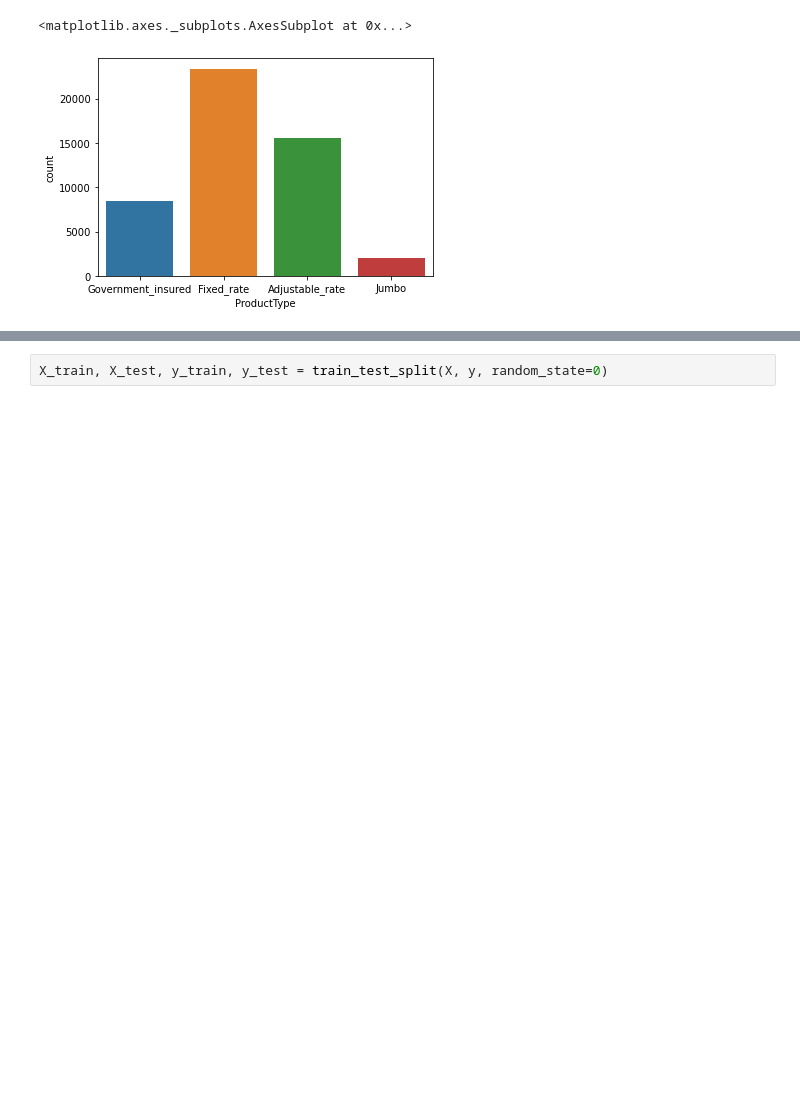
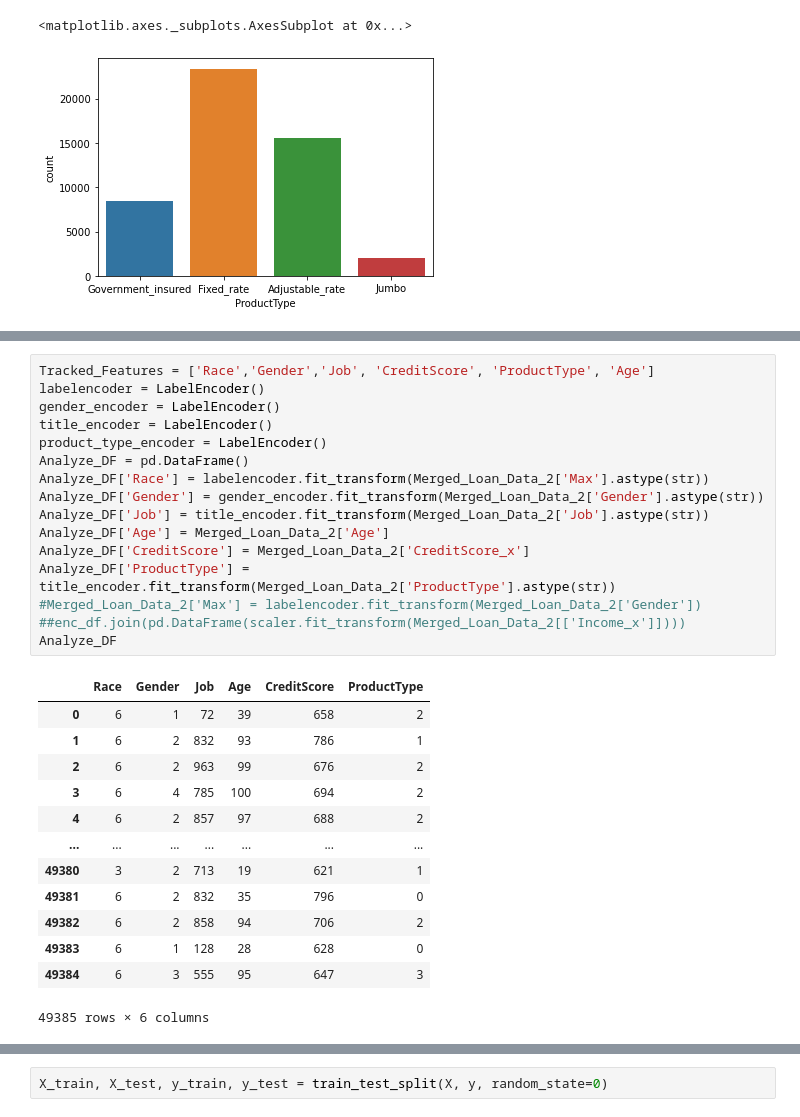
Before and after one commit to Amantux/Finastra_IWD_Hack, a Jupyter notebook: Jupyter_Loan_Demograhic_data.ipynb, the cells around one changed output, grey strips where cells are left out. Drawn from its saved outputs; the diff is of its cells as text; blank space fills up the shorter version.

```diff
--- a/Jupyter_Loan_Demograhic_data.ipynb
+++ b/Jupyter_Loan_Demograhic_data.ipynb
@@ -202,2 +223,32 @@ enc2 = OneHotEncoder(handle_unknown='ignore')
+# %%
+Tracked_Features = ['Race','Gender','Job', 'CreditScore', 'ProductType', 'Age']
+labelencoder = LabelEncoder()
+gender_encoder = LabelEncoder()
+title_encoder = LabelEncoder()
+product_type_encoder = LabelEncoder()
+Analyze_DF = pd.DataFrame()
+Analyze_DF['Race'] = labelencoder.fit_transform(Merged_Loan_Data_2['Max'].astype(str))
+Analyze_DF['Gender'] = gender_encoder.fit_transform(Merged_Loan_Data_2['Gender'].astype(str))
+Analyze_DF['Job'] = title_encoder.fit_transform(Merged_Loan_Data_2['Job'].astype(str))
+Analyze_DF['Age'] = Merged_Loan_Data_2['Age']
+Analyze_DF['CreditScore'] = Merged_Loan_Data_2['CreditScore_x']
+Analyze_DF['ProductType'] = title_encoder.fit_transform(Merged_Loan_Data_2['ProductType'].astype(str))
+#Merged_Loan_Data_2['Max'] = labelencoder.fit_transform(Merged_Loan_Data_2['Gender'])
+##enc_df.join(pd.DataFrame(scaler.fit_transform(Merged_Loan_Data_2[['Income_x']])))
+Analyze_DF
+# %% [output]
+|  | Race | Gender | Job | Age | CreditScore | ProductType |
+| 0 | 6 | 1 | 72 | 39 | 658 | 2 |
+| 1 | 6 | 2 | 832 | 93 | 786 | 1 |
+| 2 | 6 | 2 | 963 | 99 | 676 | 2 |
+| 3 | 6 | 4 | 785 | 100 | 694 | 2 |
+| 4 | 6 | 2 | 857 | 97 | 688 | 2 |
+| ... | ... | ... | ... | ... | ... | ... |
+| 49380 | 3 | 2 | 713 | 19 | 621 | 1 |
+| 49381 | 6 | 2 | 832 | 35 | 796 | 0 |
+| 49382 | 6 | 2 | 858 | 94 | 706 | 2 |
+| 49383 | 6 | 1 | 128 | 28 | 628 | 0 |
+| 49384 | 6 | 3 | 555 | 95 | 647 | 3 |
+49385 rows × 6 columns
 # %%
 #Merged_Loan_Data_2['LoanStatus'].map({'Approved': '1', 'Rejected': '0'})
```
Also changed, not shown: parts of 8 cells of this notebook.
